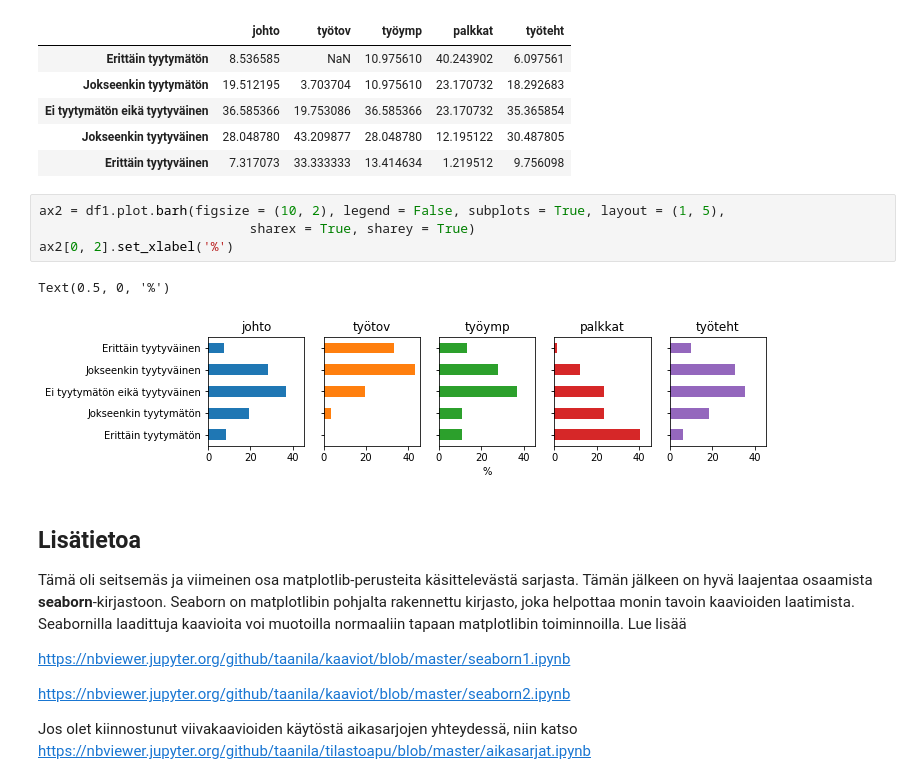
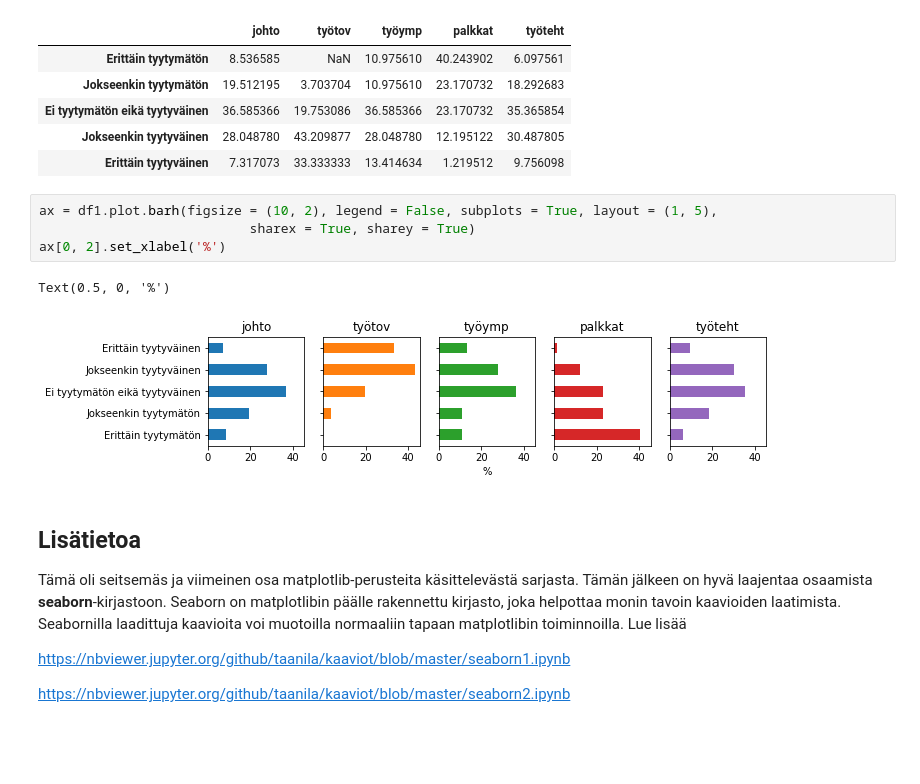
Before and after one commit to taanila/kaaviot, a Jupyter notebook: matplotlib7.ipynb, the cells around one changed output. Cells and saved outputs as stored; diff of their text form; blank space fills up the shorter version.

```diff
--- a/matplotlib7.ipynb
+++ b/matplotlib7.ipynb
@@ -81,19 +94,17 @@ df1
 | Jokseenkin tyytyväinen | 28.048780 | 43.209877 | 28.048780 | 12.195122 | 30.487805 |
 | Erittäin tyytyväinen | 7.317073 | 33.333333 | 13.414634 | 1.219512 | 9.756098 |
 # %%
-ax2 = df1.plot.barh(figsize = (10, 2), legend = False, subplots = True, layout = (1, 5),
+ax = df1.plot.barh(figsize = (10, 2), legend = False, subplots = True, layout = (1, 5),
                            sharex = True, sharey = True)
-ax2[0, 2].set_xlabel('%')
+ax[0, 2].set_xlabel('%')
 # %% [output]
 Text(0.5, 0, '%')
-[figure, old version]
+[figure, new version]
 # %% [markdown]
 <h2>Lisätietoa</h2>
 
-Tämä oli seitsemäs ja viimeinen osa matplotlib-perusteita käsittelevästä sarjasta. Tämän jälkeen on hyvä laajentaa osaamista <b>seaborn</b>-kirjastoon. Seaborn on matplotlibin pohjalta rakennettu kirjasto, joka helpottaa monin tavoin kaavioiden laatimista. Seabornilla laadittuja kaavioita voi muotoilla normaaliin tapaan matplotlibin toiminnoilla. Lue lisää
+Tämä oli seitsemäs ja viimeinen osa matplotlib-perusteita käsittelevästä sarjasta. Tämän jälkeen on hyvä laajentaa osaamista <b>seaborn</b>-kirjastoon. Seaborn on matplotlibin päälle rakennettu kirjasto, joka helpottaa monin tavoin kaavioiden laatimista. Seabornilla laadittuja kaavioita voi muotoilla normaaliin tapaan matplotlibin toiminnoilla. Lue lisää
 
 https://nbviewer.jupyter.org/github/taanila/kaaviot/blob/master/seaborn1.ipynb
 
 https://nbviewer.jupyter.org/github/taanila/kaaviot/blob/master/seaborn2.ipynb
-
-Jos olet kiinnostunut viivakaavioiden käytöstä aikasarjojen yhteydessä, niin katso https://nbviewer.jupyter.org/github/taanila/tilastoapu/blob/master/aikasarjat.ipynb
```
Also changed, not shown: parts of 5 cells of this notebook.
